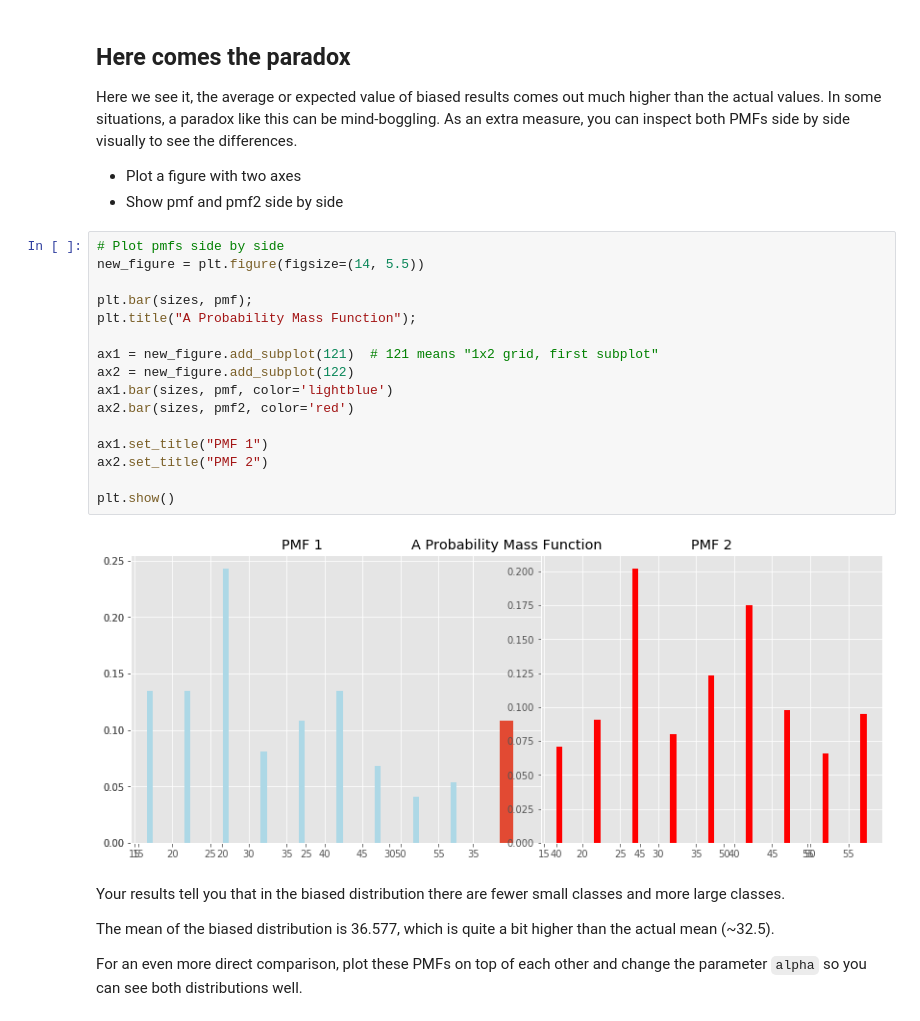
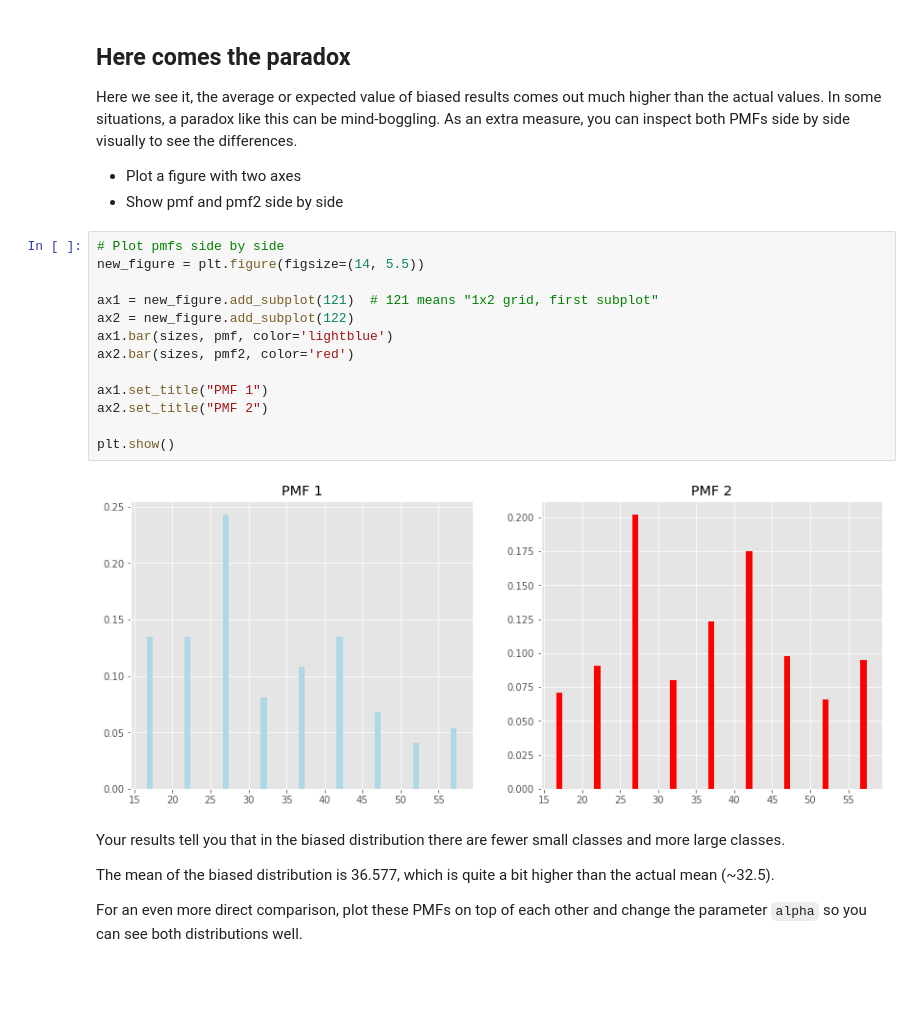
Before and after one commit to polyglottraveler/dsc-probability-mass-function-lab-hbs-ds-060120, a Jupyter notebook: index.ipynb, the cells around one changed output. Drawn from its saved outputs; the diff is of its cells as text; blank space fills up the shorter version.

```diff
--- a/index.ipynb
+++ b/index.ipynb
@@ -178,21 +178,18 @@ Here we see it, the average or expected value of biased results comes out much h
 # %%
 # Plot pmfs side by side
 new_figure = plt.figure(figsize=(14, 5.5))
-
-plt.bar(sizes, pmf);
-plt.title("A Probability Mass Function");
 
 ax1 = new_figure.add_subplot(121)  # 121 means "1x2 grid, first subplot"
 ax2 = new_figure.add_subplot(122)
 ax1.bar(sizes, pmf, color='lightblue')
 ax2.bar(sizes, pmf2, color='red')
 
 ax1.set_title("PMF 1")
 ax2.set_title("PMF 2")
 
 plt.show()
 # %% [output]
-[figure, old version]
+[figure, new version]
 # %% [markdown]
 Your results tell you that in the biased distribution there are fewer small classes and more large classes.
 
```
